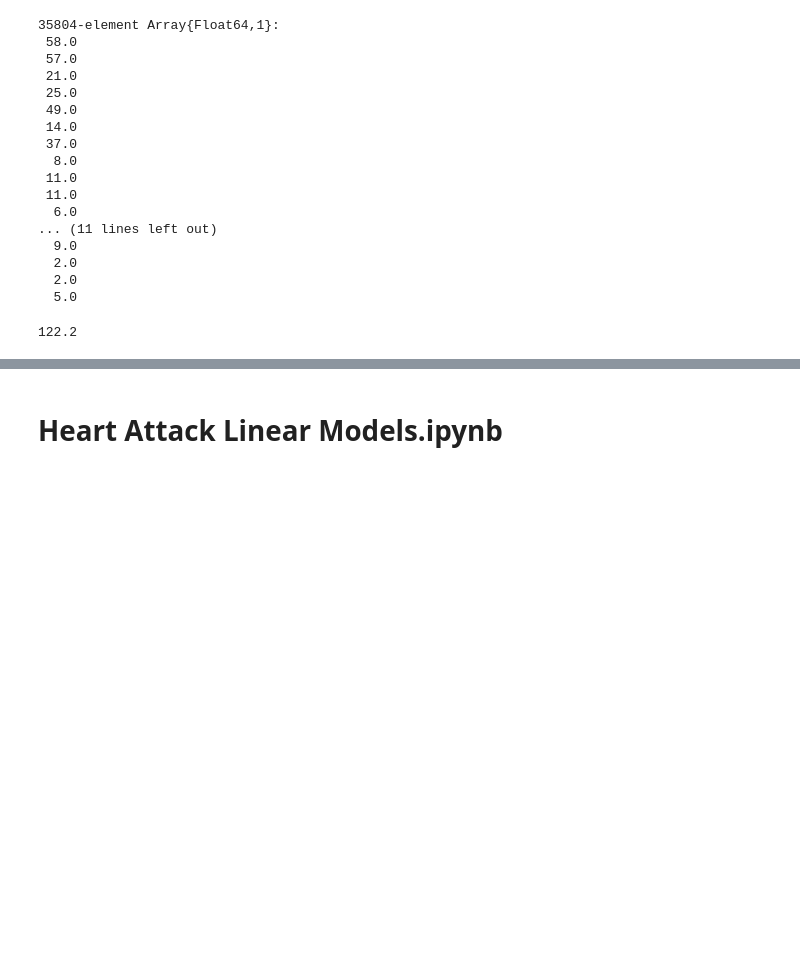
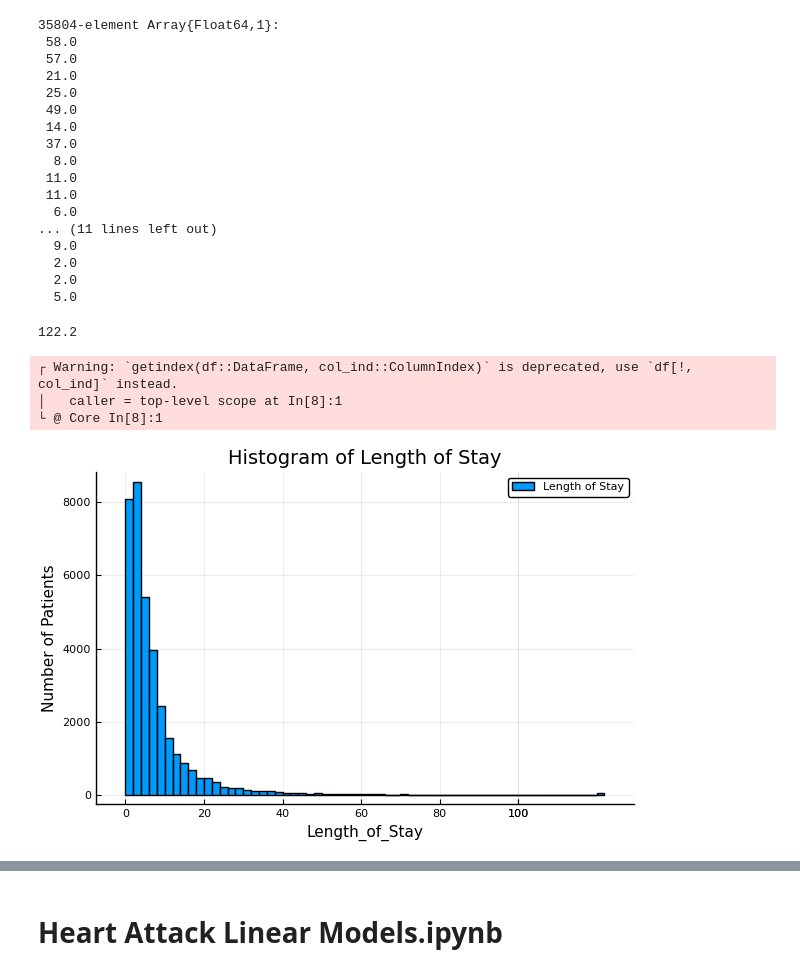
Before and after one commit to kathy908000/Population-Segmentation-For-Health-System-Management, a Jupyter notebook: code/Cancer_Data_Analysis_Julia.ipynb, the cells around one changed output, grey strips where cells are left out. Cells and saved outputs as stored; diff of their text form; code cells hidden in the pictures; blank space fills up the shorter version.

Commit message:
cancer data analysis update

```diff
--- a/code/Cancer_Data_Analysis_Julia.ipynb
+++ b/code/Cancer_Data_Analysis_Julia.ipynb
@@ -102,3 +102,13 @@ df[:Length_of_Stay] = parse.(Float64, df[:Length_of_Stay])
 parse(Float64, "122.2")
 # %% [output]
 122.2
+# %%
+histogram(df[:Length_of_Stay], label="Length of Stay", bins=70)
+xlabel!("Length_of_Stay")
+ylabel!("Number of Patients")
+title!("Histogram of Length of Stay")
+# %% [output]
+┌ Warning: `getindex(df::DataFrame, col_ind::ColumnIndex)` is deprecated, use `df[!, col_ind]` instead.
+│   caller = top-level scope at In[8]:1
+└ @ Core In[8]:1
+[figure, added]
```
Also changed, not shown: parts of 4 cells of this notebook, 1 other file.
